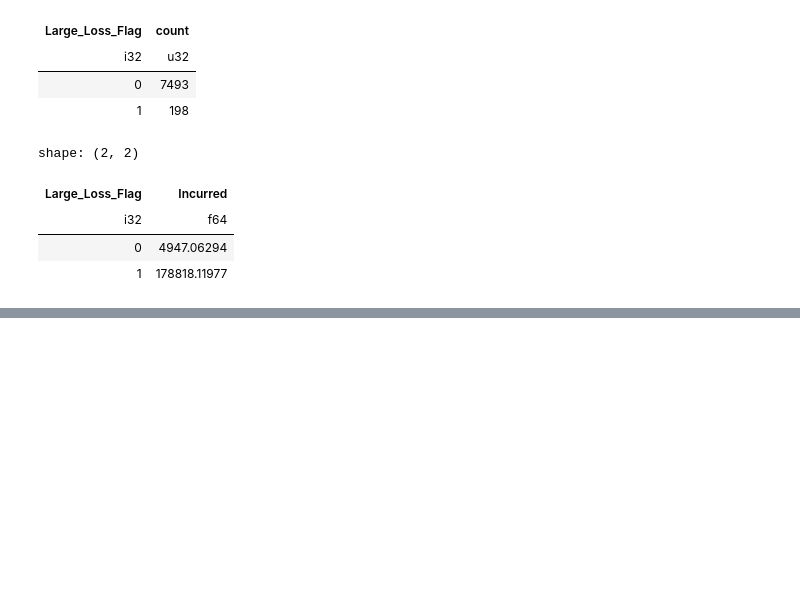
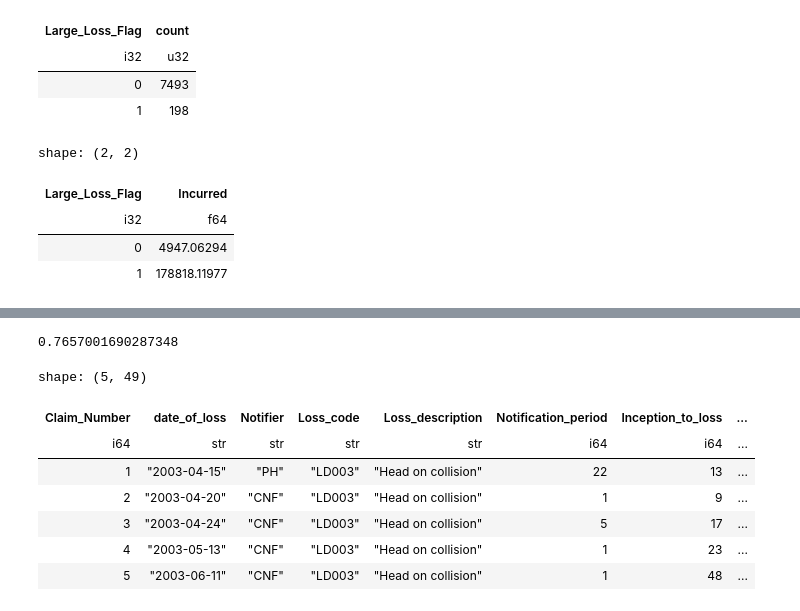
Before and after one commit to John2Wragg/Practice_Solution, a Jupyter notebook: Data_Preparation/dataloader.ipynb, the cells around one changed output, grey strips where cells are left out. Cells and saved outputs as stored; diff of their text form; code cells hidden in the pictures; blank space fills up the shorter version.

```diff
--- a/Data_Preparation/dataloader.ipynb
+++ b/Data_Preparation/dataloader.ipynb
@@ -691,0 +700,19 @@ def create_large_loss_flag(data: pl.DataFrame) -> pl.DataFrame:
+# %%
+1 - 1802/data_flag.shape[0]
+# %% [output]
+0.7657001690287348
+# %%
+data_flag = data_flag.with_columns(
+        decile=((pl.col("Incurred").rank("ordinal") - 1) * 10 // pl.len() + 1).cast(pl.Int32)
+    )
+# %%
+data_flag.head()
+# %% [output]
+shape: (5, 49)
+| Claim_Number | date_of_loss | Notifier | Loss_code | Loss_description | Notification_period | Inception_to_loss | ... |
+| i64 | str | str | str | str | i64 | i64 | ... |
+| 1 | "2003-04-15" | "PH" | "LD003" | "Head on collision" | 22 | 13 | ... |
+| 2 | "2003-04-20" | "CNF" | "LD003" | "Head on collision" | 1 | 9 | ... |
+| 3 | "2003-04-24" | "CNF" | "LD003" | "Head on collision" | 5 | 17 | ... |
+| 4 | "2003-05-13" | "CNF" | "LD003" | "Head on collision" | 1 | 23 | ... |
+| 5 | "2003-06-11" | "CNF" | "LD003" | "Head on collision" | 1 | 48 | ... |
```
Also changed, not shown: parts of 5 cells of this notebook, 2 other files.
